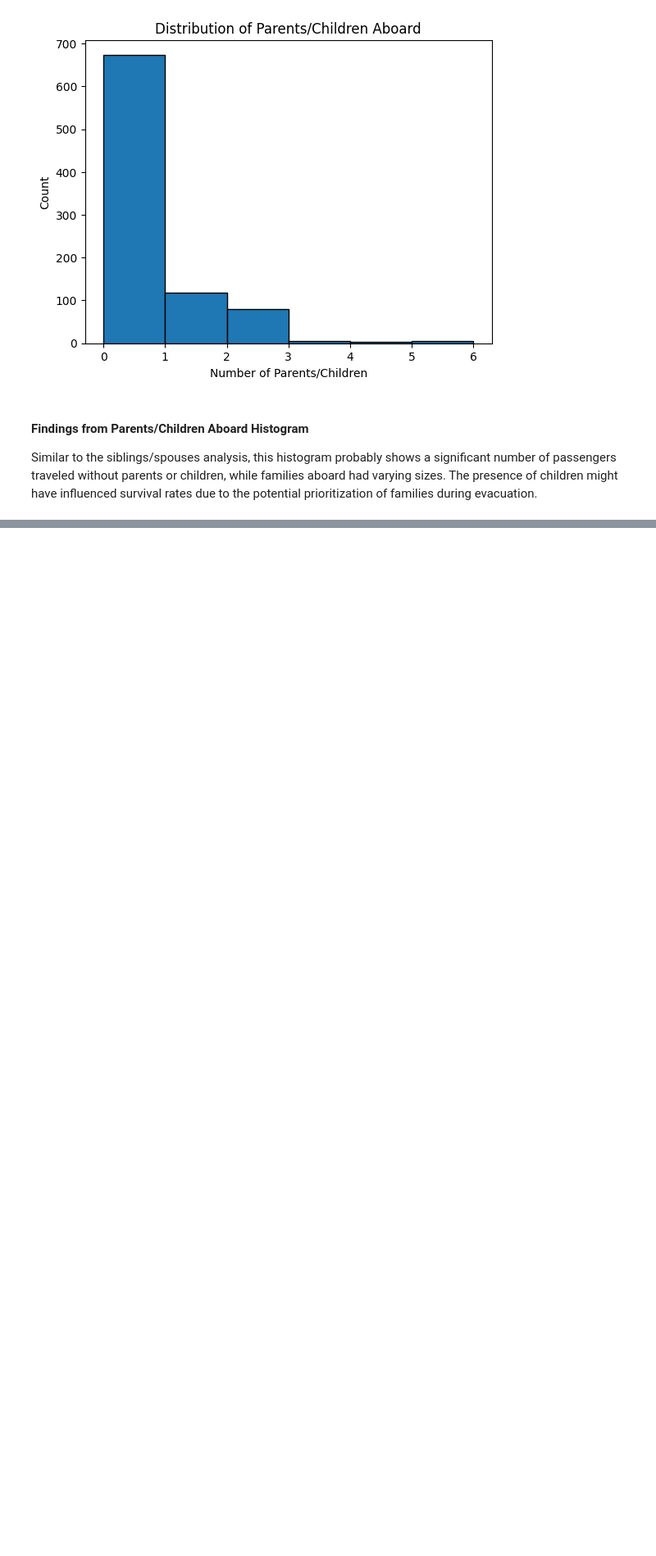
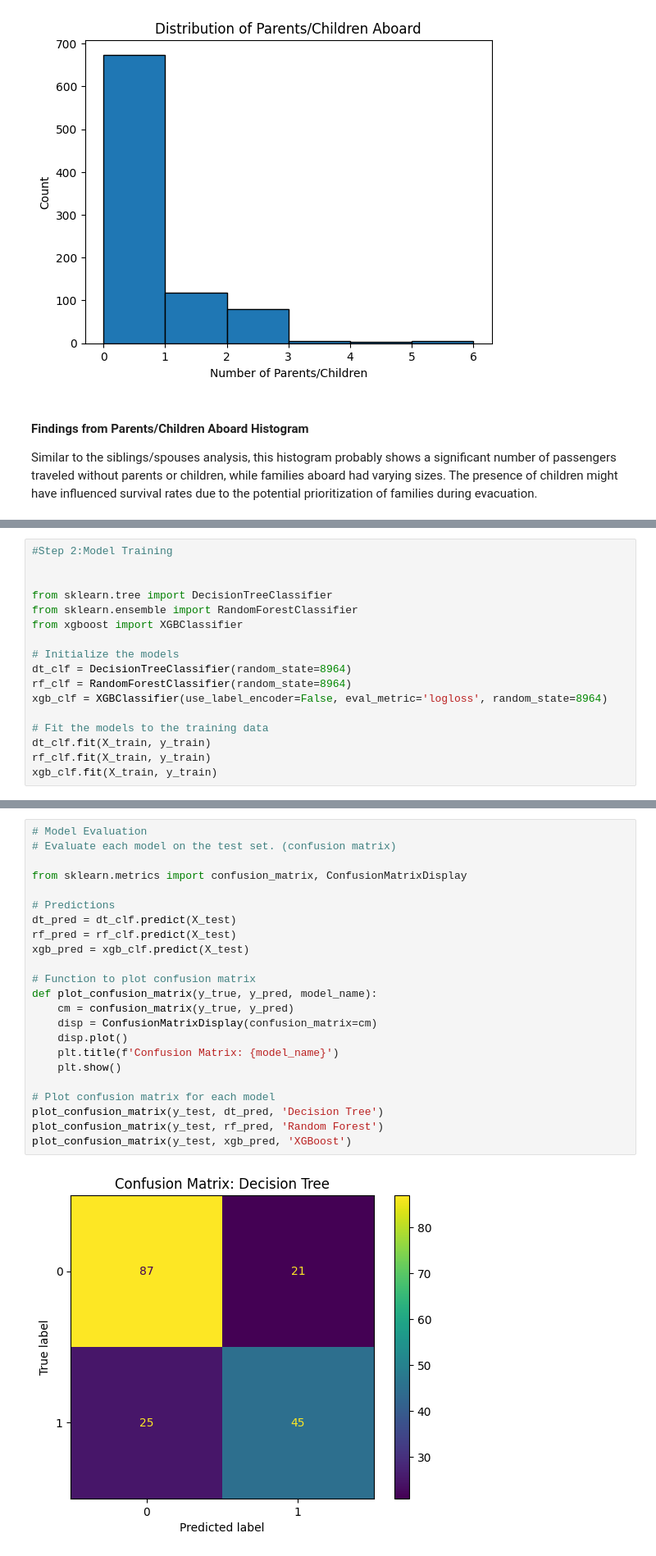
Before and after one commit to carlosCHUv2/Titanic_survival_prediction, a Jupyter notebook: Titanic_notebook.ipynb, the cells around one changed output, grey strips where cells are left out. Shown at 82% size. Cells and saved outputs as stored; diff of their text form; blank space fills up the shorter version.

```diff
--- a/Titanic_notebook.ipynb
+++ b/Titanic_notebook.ipynb
@@ -362,0 +478,17 @@ Similar to the siblings/spouses analysis, this histogram probably shows a signif
+# %%
+#Step 2:Model Training
+
+
+from sklearn.tree import DecisionTreeClassifier
+from sklearn.ensemble import RandomForestClassifier
+from xgboost import XGBClassifier
+
+# Initialize the models
+dt_clf = DecisionTreeClassifier(random_state=8964)
+rf_clf = RandomForestClassifier(random_state=8964)
+xgb_clf = XGBClassifier(use_label_encoder=False, eval_metric='logloss', random_state=8964)
+
+# Fit the models to the training data
+dt_clf.fit(X_train, y_train)
+rf_clf.fit(X_train, y_train)
+xgb_clf.fit(X_train, y_train)
@@ -362,0 +507,25 @@ Similar to the siblings/spouses analysis, this histogram probably shows a signif
+# %%
+# Model Evaluation
+# Evaluate each model on the test set. (confusion matrix)
+
+from sklearn.metrics import confusion_matrix, ConfusionMatrixDisplay
+
+# Predictions
+dt_pred = dt_clf.predict(X_test)
+rf_pred = rf_clf.predict(X_test)
+xgb_pred = xgb_clf.predict(X_test)
+
+# Function to plot confusion matrix
+def plot_confusion_matrix(y_true, y_pred, model_name):
+    cm = confusion_matrix(y_true, y_pred)
+    disp = ConfusionMatrixDisplay(confusion_matrix=cm)
+    disp.plot()
+    plt.title(f'Confusion Matrix: {model_name}')
+    plt.show()
+
+# Plot confusion matrix for each model
+plot_confusion_matrix(y_test, dt_pred, 'Decision Tree')
+plot_confusion_matrix(y_test, rf_pred, 'Random Forest')
+plot_confusion_matrix(y_test, xgb_pred, 'XGBoost')
+# %% [output]
+[figure, added]
```
Also changed, not shown: parts of 25 cells of this notebook.
